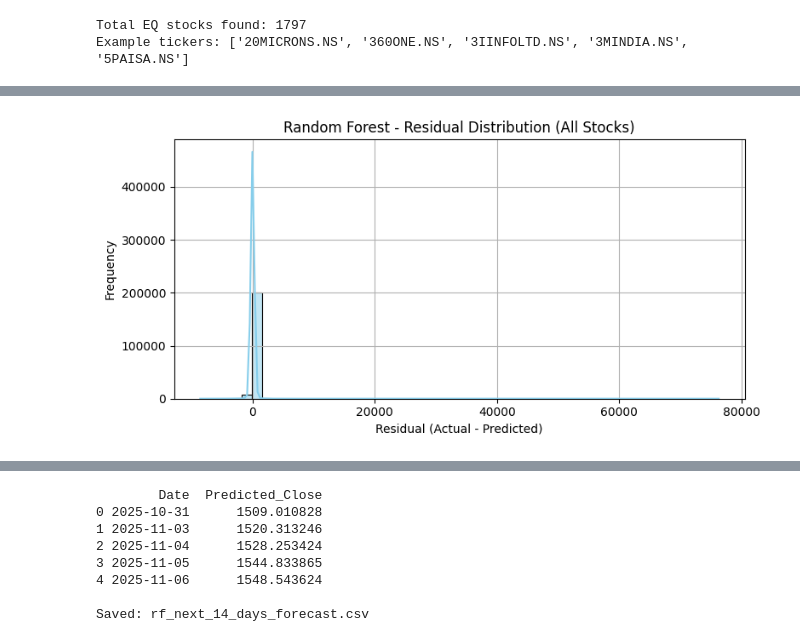
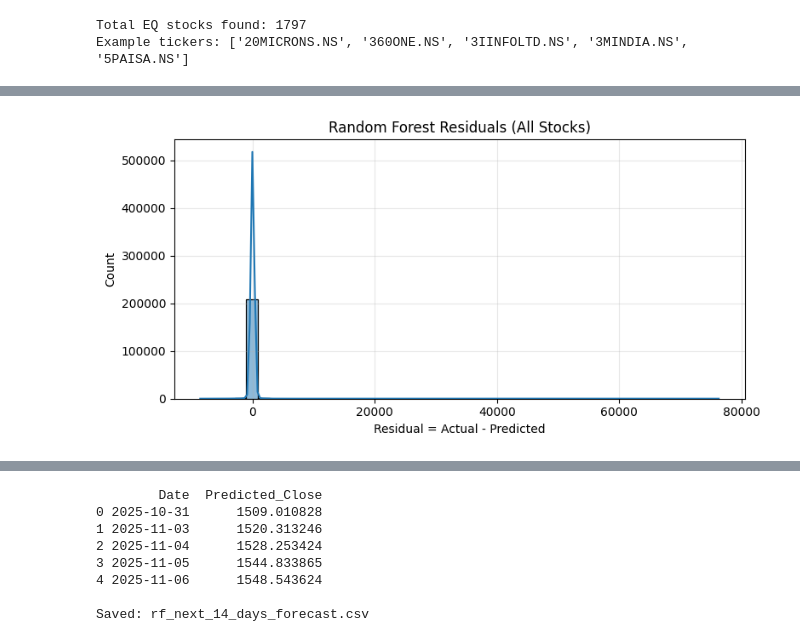
Before and after one commit to SomrajBharadwaj/STOCK-MARKET-PREDICTION-BY-USING-ML-MODELS, a Jupyter notebook: final_datascience_Project.ipynb, the cells around one changed output, grey strips where cells are left out. Cells and saved outputs as stored; diff of their text form; code cells hidden in the pictures.

```diff
--- a/final_datascience_Project.ipynb
+++ b/final_datascience_Project.ipynb
@@ -575,60 +590,67 @@ RandomForestRegressor(random_state=42)
 # %%
+import numpy as np
+import matplotlib.pyplot as plt
+import seaborn as sns
+from sklearn.metrics import mean_squared_error, mean_absolute_error, r2_score
 
-# Make predictions
-preds = model.predict(X_test)
+# Predict on test set
 
-mse = mean_squared_error(y_test, preds)
-rmse = np.sqrt(mse)
-mae = mean_absolute_error(y_test, preds)
-r2 = r2_score(y_test, preds)
+y_hat = rf_regressor.predict(X_te)
+
+# Compute evaluation metrics
+mse_val = mean_squared_error(y_te, y_hat)
+rmse_val = np.sqrt(mse_val)
+mae_val = mean_absolute_error(y_te, y_hat)
+r2_val = r2_score(y_te, y_hat)
+
+print("Random Forest Performance (Test Set)")
+print(f"RMSE : {rmse_val:.2f}")
+print(f"MAE  : {mae_val:.2f}")
+print(f"R²   : {r2_val:.4f}")
 
 
-print(f"RMSE: {rmse:.2f}")
-print(f"MAE: {mae:.2f}")
-print(f"R² Score: {r2:.4f}")
+# Store for later comparison
+rf_rmse, rf_mae, rf_r2 = rmse_val, mae_val, r2_val
 
-# Save metrics for model comparison
-rf_rmse = rmse
-rf_mae = mae
-rf_r2 = r2
 
-# Residual distribution
-residuals = y_test - preds
+#  Residual distribution
+err = y_te - y_hat
+
 plt.figure(figsize=(8, 4))
-sns.histplot(residuals, bins=50, kde=True, color='skyblue')
-plt.title("Random Forest - Residual Distribution (All Stocks)")
-plt.xlabel("Residual (Actual - Predicted)")
-plt.ylabel("Frequency")
-plt.grid(True)
+sns.histplot(err, bins=45, kde=True)
+plt.title("Random Forest Residuals (All Stocks)")
+plt.xlabel("Residual = Actual - Predicted")
+plt.ylabel("Count")
+plt.grid(alpha=0.3)
 plt.tight_layout()
 plt.show()
 
-# Function to visualize actual vs predicted for individual stocks
-def plot_stock_predictions(stock_symbol, model, test_df, feature_cols):
-    stock_data = test_df[test_df["Stock"] == stock_symbol].copy()
-    stock_data.dropna(subset=feature_cols + ["Target"], inplace=True)
 
-    if stock_data.empty:
-        print(f"No valid data found for {stock_symbol}")
+# Actual vs Predicted per stock
+def view_stock_fit(stock_code, trained_model, df_test, cols):
+    part = df_test[df_test["Stock"] == stock_code].copy()
+    part = part.dropna(subset=cols + ["NextClose", "Date"]).sort_values("Date")
+
+    if part.empty:
+        print(f"Skipping {stock_code}: no usable rows.")
         return
 
-    dates = stock_data["Date"]
-    actual = stock_data["Target"]
-    predicted = model.predict(stock_data[feature_cols])
+    y_true = part["NextClose"].values
+    y_pred = trained_model.predict(part[cols])
 
     plt.figure(figsize=(10, 5))
-    plt.plot(dates, actual, label='Actual', linewidth=2)
-    plt.plot(dates, predicted, label='Predicted', linewidth=2)
-    plt.title(f"Random Forest - Actual vs Predicted Prices for {stock_symbol}")
+    plt.plot(part["Date"], y_true, label="Actual", linewidth=2)
+    plt.plot(part["Date"], y_pred, label="Predicted", linewidth=2)
+    plt.title(f"Random Forest: Actual vs Predicted ({stock_code})")
     plt.xlabel("Date")
     plt.ylabel("Price (₹)")
+    plt.grid(alpha=0.3)
     plt.legend()
-    plt.grid(True)
     plt.tight_layout()
     plt.show()
 
-# Predictions for selected companies
-plot_stock_predictions("RELIANCE", model, test, features)
-plot_stock_predictions("BHEL", model, test, features)
-plot_stock_predictions("INFY", model, test, features)
+# Show examples
+view_stock_fit("RELIANCE", rf_regressor, test_df, feat_cols)
+view_stock_fit("BHEL", rf_regressor, test_df, feat_cols)
+view_stock_fit("INFY", rf_regressor, test_df, feat_cols)
 # %% [output]
@@ -638 +661 @@ R² Score: 0.9116
-[figure, old version]
+[figure, new version]
```
Also changed, not shown: parts of 20 cells of this notebook.
